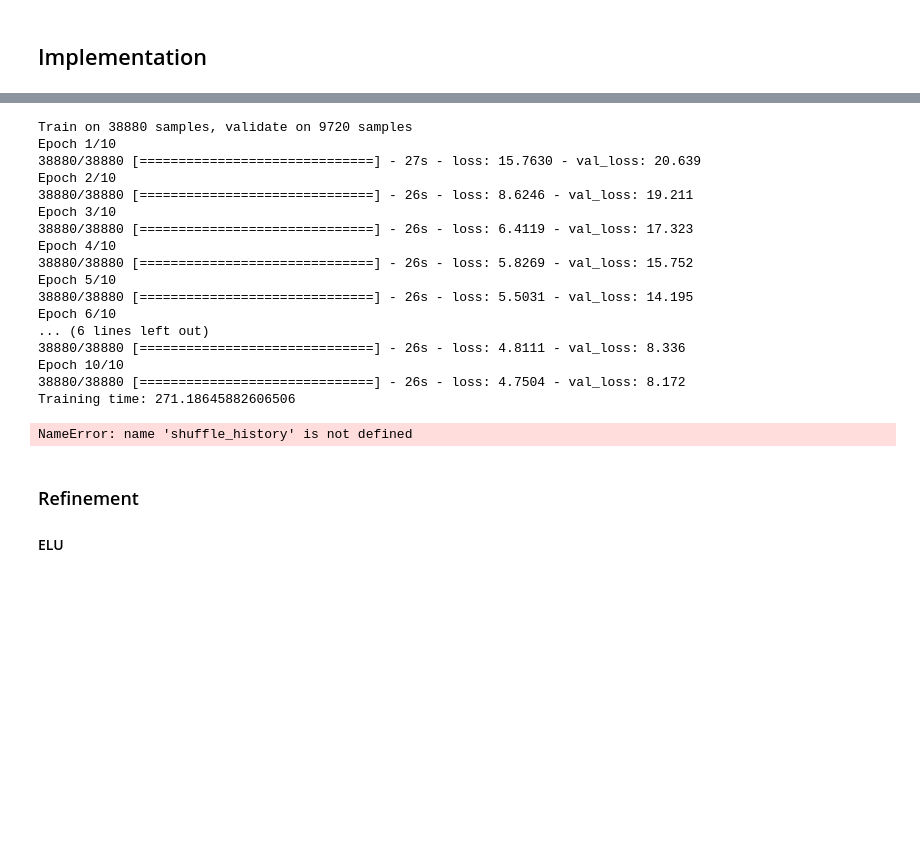
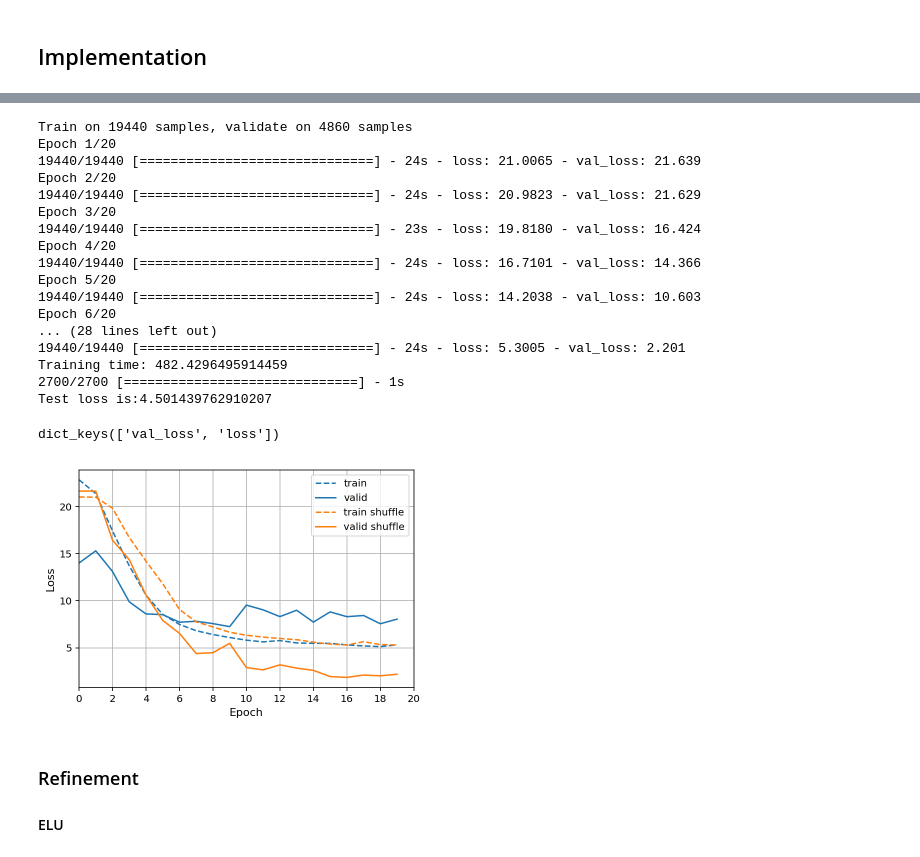
Before and after one commit to gwwang16/MLND-Capstone-Project-DeepTesla, a Jupyter notebook: DeepTesla.ipynb, the cells around one changed output, grey strips where cells are left out. Saved outputs shown, nothing was run; the diff lists cells and outputs as text; code cells hidden in the pictures; blank space fills up the shorter version.

```diff
--- a/DeepTesla.ipynb
+++ b/DeepTesla.ipynb
@@ -553,13 +553,13 @@ def nvidia_model_v3(img_height, img_width, img_channels):
     return model
 # %%
 # Train the model with ordered data
-model = nvidia_model_v3(img_height, img_width, img_channels)
+model = build_model_relu(img_height, img_width, img_channels)
 time_start = time.time()
 # Fit the model
-v3_history = model.fit(imgs_data, wheels_data,
-                        epochs=epochs,
-                        batch_size=512,
-                        validation_split=0.2)
+relu_history = model.fit(imgs_data, wheels_data,
+                         epochs=epochs*2,
+                         batch_size=512,
+                         validation_split=0.2)
 
 total_time = time.time() - time_start
 print('Training time: {}'.format(total_time))
@@ -588,13 +588,12 @@ Training time: 271.1211621761322
 # %%
 # Train the model with shuffled data
-model = nvidia_model_v3(img_height, img_width, img_channels)
+model = build_model_relu(img_height, img_width, img_channels)
 time_start = time.time()
 # Fit the model
-v3_shuffle_history = model.fit(X_train, y_train,
-                            validation_data=(X_val, y_val),
-                            epochs=epochs,
-                            batch_size=512,
-                            shuffle=True)
+relu_shuffle_history = model.fit(X_train, y_train,
+                                 validation_data=(X_val, y_val),
+                                 epochs=epochs*2,
+                                 batch_size=512)
 
 total_time = time.time() - time_start
 print('Training time: {}'.format(total_time))
@@ -603,43 +602,44 @@ print('Training time: {}'.format(total_time))
 test_loss= model.evaluate(imgs_test, wheels_test, batch_size=512)
 print('Test loss is:{}'.format(test_loss))
 # %% [output]
-Train on 38880 samples, validate on 9720 samples
-Epoch 1/10
-38880/38880 [==============================] - 27s - loss: 15.7630 - val_loss: 20.639
-Epoch 2/10
-38880/38880 [==============================] - 26s - loss: 8.6246 - val_loss: 19.211
-Epoch 3/10
-38880/38880 [==============================] - 26s - loss: 6.4119 - val_loss: 17.323
-Epoch 4/10
-38880/38880 [==============================] - 26s - loss: 5.8269 - val_loss: 15.752
-Epoch 5/10
-38880/38880 [==============================] - 26s - loss: 5.5031 - val_loss: 14.195
-Epoch 6/10
-... (6 lines left out)
-38880/38880 [==============================] - 26s - loss: 4.8111 - val_loss: 8.336
-Epoch 10/10
-38880/38880 [==============================] - 26s - loss: 4.7504 - val_loss: 8.172
-Training time: 271.18645882606506
+Train on 19440 samples, validate on 4860 samples
+Epoch 1/20
+19440/19440 [==============================] - 24s - loss: 21.0065 - val_loss: 21.639
+Epoch 2/20
+19440/19440 [==============================] - 24s - loss: 20.9823 - val_loss: 21.629
+Epoch 3/20
+19440/19440 [==============================] - 23s - loss: 19.8180 - val_loss: 16.424
+Epoch 4/20
+19440/19440 [==============================] - 24s - loss: 16.7101 - val_loss: 14.366
+Epoch 5/20
+19440/19440 [==============================] - 24s - loss: 14.2038 - val_loss: 10.603
+Epoch 6/20
+... (28 lines left out)
+19440/19440 [==============================] - 24s - loss: 5.3005 - val_loss: 2.201
+Training time: 482.4296495914459
+2700/2700 [==============================] - 1s
+Test loss is:4.501439762910207
 # %%
 # list all data in history
-print(v3_shuffle_history.history.keys())
+print(relu_shuffle_history.history.keys())
 # summarize history for loss
-plt.plot(v3_history.history['loss'], 'C0--')
-plt.plot(v3_history.history['val_loss'], 'C0')
+plt.plot(relu_history.history['loss'], 'C0--')
+plt.plot(relu_history.history['val_loss'], 'C0')
 
-plt.plot(v3_shuffle_history.history['loss'], 'C1--')
-plt.plot(v3_shuffle_history.history['val_loss'], 'C1')
+plt.plot(relu_shuffle_history.history['loss'], 'C1--')
+plt.plot(relu_shuffle_history.history['val_loss'], 'C1')
 # plt.title('model loss')
 plt.ylabel('Loss', fontsize=11)
 plt.xlabel('Epoch', fontsize=11)
 plt.legend(['train', 'valid', 'train shuffle', 'valid shuffle'], loc='best')
 plt.xlim((0,20))
 plt.xticks(np.arange(0, 21, 2))
 plt.grid()
 plt.savefig(img_dir + "/loss_compare.png", dpi=300)
 plt.show()
 # %% [output]
-NameError: name 'shuffle_history' is not defined
+dict_keys(['val_loss', 'loss'])
+[figure, added]
 # %% [markdown]
 ### Refinement
 #### ELU
```
Also changed, not shown: parts of 30 cells of this notebook, 4 other files.
